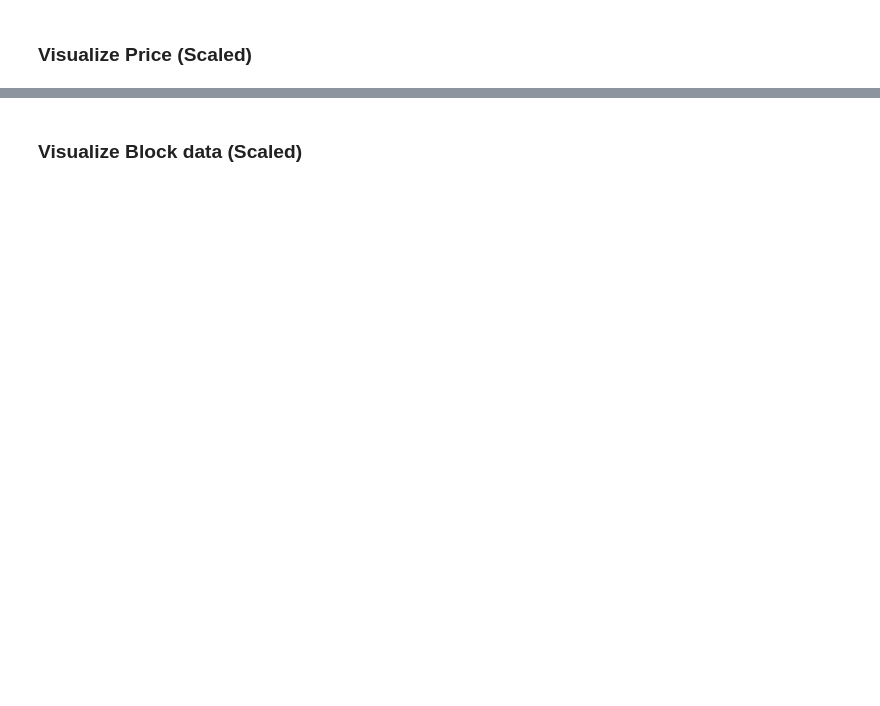
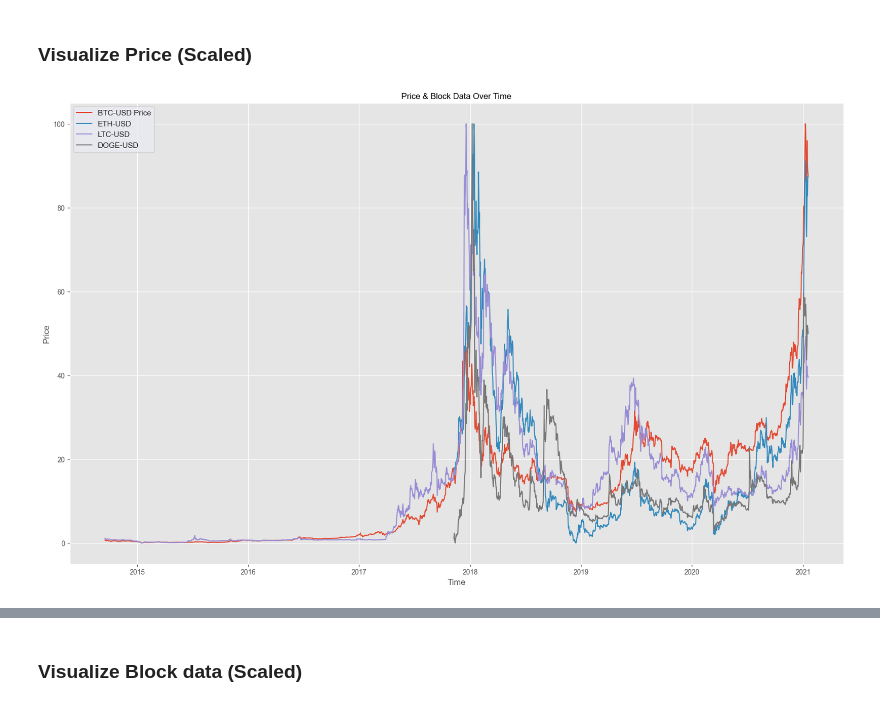
Before and after one commit to larry-lime/btc-stat-analysis, a Jupyter notebook: src/price_and_block/price_and_block.ipynb, the cells around one changed output, grey strips where cells are left out. Drawn from its saved outputs; the diff is of its cells as text; code cells hidden in the pictures; blank space fills up the shorter version.

```diff
--- a/src/price_and_block/price_and_block.ipynb
+++ b/src/price_and_block/price_and_block.ipynb
@@ -142,7 +195,7 @@ price_and_block_concat_describe.to_csv("csv\\price_and_block_concat_describe.csv
 # %%
 # Load in pickled data
-block_data_new =  pk.load(open("binary\\block_data_new.p", "rb"))
-og_price_data = pk.load(open("binary\\og_price_data.p", "rb"))
+block_data_new =  pk.load(open("binary/block_data_new.p", "rb"))
+og_price_data = pk.load(open("binary/og_price_data.p", "rb"))
 
 for i in og_price_data.columns:
     if i != ('Open', 'BTC-USD') and i != ('Volume', 'BTC-USD'):
@@ -158,7 +211,7 @@ price_and_block_concat.drop('index',inplace=True,axis='columns')
 
 
 # Save the dataframe
-pk.dump(price_and_block_concat,open("binary\\price_and_block_concat.p", "wb"))
+pk.dump(price_and_block_concat,open("binary/price_and_block_concat.p", "wb"))
 
 # Show the dataframe
 price_and_block_concat
@@ -166,14 +234,14 @@ price_and_block_concat
 ### Calculate the correlation between the data points
 # %%
 # Load binary files
-price_and_block_concat  = pk.load(open("binary\\price_and_block_concat.p", "rb"))
+price_and_block_concat  = pk.load(open("binary/price_and_block_concat.p", "rb"))
 
 
 # Show Correlation
 price_and_block_corr = price_and_block_concat.corr(method='pearson')
 
 # Saved the dataset
-pk.dump(price_and_block_corr, open("binary\\price_and_block_corr.p", "wb" ))
+pk.dump(price_and_block_corr, open("binary/price_and_block_corr.p", "wb" ))
 
 # Show the dataset
 price_and_block_corr
@@ -191,7 +274,7 @@ plt.savefig("plots\\price_and_block_corr.jpg", dpi = 300)
 ### Min-Max Scale the data so we can better visualize the change over time
 # %%
 # Load binary files
-price_and_block_concat = pk.load(open("binary\\price_and_block_concat_additional.p", "rb"))
+price_and_block_concat = pk.load(open("binary/price_and_block_concat_additional.p", "rb"))
 
 #Scale the data
 min_max_scaler = preprocessing.MinMaxScaler(feature_range=(0, 100))
@@ -200,5 +283,5 @@ price_and_block_scaled = pd.DataFrame(scaled, columns = price_and_block_concat.c
 price_and_block_scaled = price_and_block_scaled.set_index(price_and_block_concat.index)
 
 # Save the dataframe
-pk.dump(price_and_block_scaled, open("binary\\price_and_block_additional_scaled.p", "wb" ))
+pk.dump(price_and_block_scaled, open("binary/price_and_block_additional_scaled.p", "wb" ))
 price_and_block_scaled
@@ -205,6 +303,6 @@ price_and_block_scaled
 # %%
 # Load binary files
-price_and_block_concat = pk.load(open("binary\\price_and_block_concat.p", "rb"))
+price_and_block_concat = pk.load(open("binary/price_and_block_concat.p", "rb"))
 
 #Scale the data
 min_max_scaler = preprocessing.MinMaxScaler(feature_range=(0, 100))
@@ -213,5 +311,5 @@ price_and_block_scaled = pd.DataFrame(scaled, columns = price_and_block_concat.c
 price_and_block_scaled = price_and_block_scaled.set_index(price_and_block_concat.index)
 
 # Save the dataframe
-pk.dump(price_and_block_scaled, open("binary\\price_and_block_scaled.p", "wb" ))
+pk.dump(price_and_block_scaled, open("binary/price_and_block_scaled.p", "wb" ))
 price_and_block_scaled
@@ -219,7 +332,7 @@ price_and_block_scaled
 ### Visualize Price (Scaled)
 # %%
 # Import data
-price_and_block_additional_scaled = pk.load(open("binary\\price_and_block_additional_scaled.p", "rb" ))
+price_and_block_additional_scaled = pk.load(open("binary/price_and_block_additional_scaled.p", "rb" ))
 price_and_block_additional_scaled.columns = [str(i) for i in price_and_block_additional_scaled.columns]
 
 # Plot
@@ -232,33 +345,35 @@ sns.set_theme(color_codes=True)
 sns.lineplot(x='Date',
             y="('Open', 'BTC-USD')",
             data=price_and_block_additional_scaled,
             label='BTC-USD Price')
 
 sns.lineplot(x='Date',
             y="('Open', 'ETH-USD')",
             data=price_and_block_additional_scaled,
             label='ETH-USD')
 
 sns.lineplot(x='Date',
             y="('Open', 'LTC-USD')",
             data=price_and_block_additional_scaled,
             label='LTC-USD')
 
 sns.lineplot(x='Date',
             y="('Open', 'DOGE-USD')",
             data=price_and_block_additional_scaled,
             label='DOGE-USD')
 
 # Add features
 plt.title("Price & Block Data Over Time")
 plt.xlabel('Time')
 plt.ylabel('Price')
 plt.legend(loc='upper left')
 
 # Save
-plt.savefig("plots\\crypto_price_additional.jpg", dpi = 300)
+plt.savefig("plots/crypto_price_additional.jpg", dpi = 300)
 
 # Show data
 plt.show()
+# %% [output]
+[figure, added]
 # %%
 # Import data
```
Also changed, not shown: parts of 55 cells of this notebook, 10 other files.
